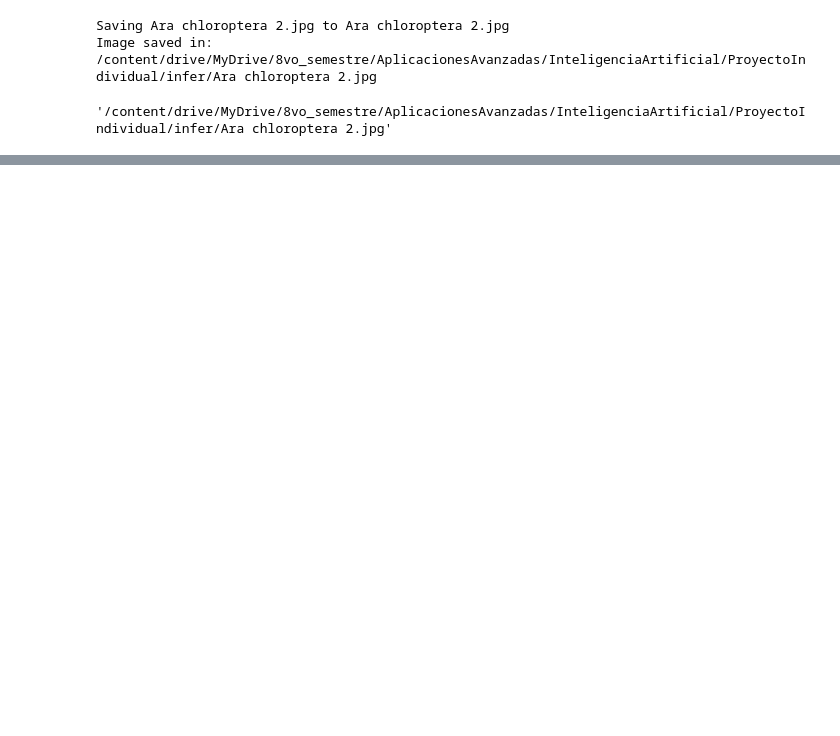
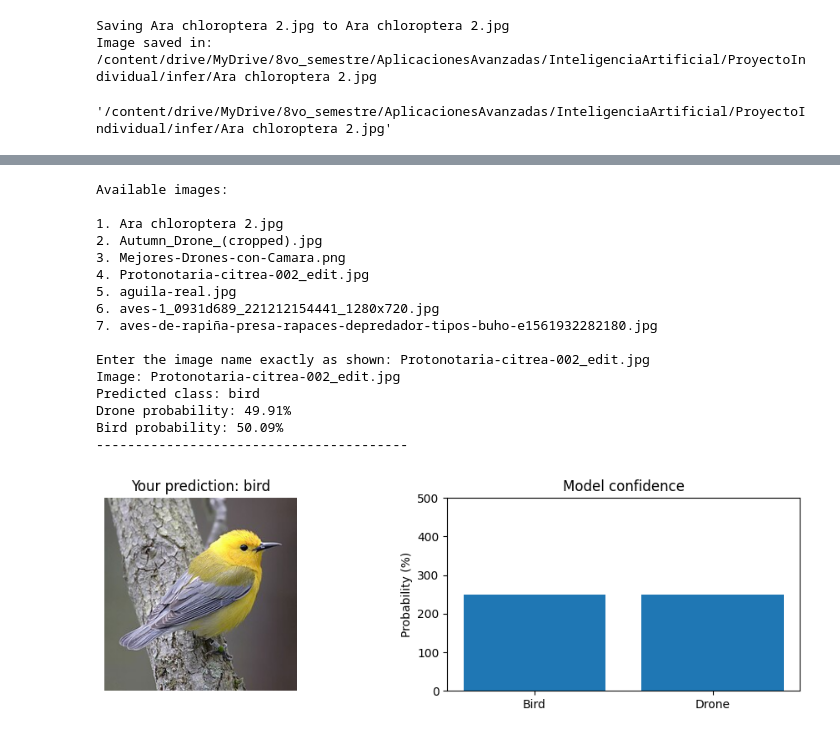
Before and after one commit to July230/AviDetect, a Jupyter notebook: AviDetectPredict.ipynb, the cells around one changed output, grey strips where cells are left out. Drawn from its saved outputs; the diff is of its cells as text; code cells hidden in the pictures; blank space fills up the shorter version.

```diff
--- a/AviDetectPredict.ipynb
+++ b/AviDetectPredict.ipynb
@@ -329,0 +401,20 @@ Bird probability: 50.09%
+# %%
+predictSelectedImage(AviDetect, "infer")
+# %% [output]
+Available images:
+
+1. Ara chloroptera 2.jpg
+2. Autumn_Drone_(cropped).jpg
+3. Mejores-Drones-con-Camara.png
+4. Protonotaria-citrea-002_edit.jpg
+5. aguila-real.jpg
+6. aves-1_0931d689_221212154441_1280x720.jpg
+7. aves-de-rapiña-presa-rapaces-depredador-tipos-buho-e1561932282180.jpg
+
+Enter the image name exactly as shown: Protonotaria-citrea-002_edit.jpg
+Image: Protonotaria-citrea-002_edit.jpg
+Predicted class: bird
+Drone probability: 49.91%
+Bird probability: 50.09%
+----------------------------------------
+[figure, added]
```
Also changed, not shown: parts of 8 cells of this notebook.
